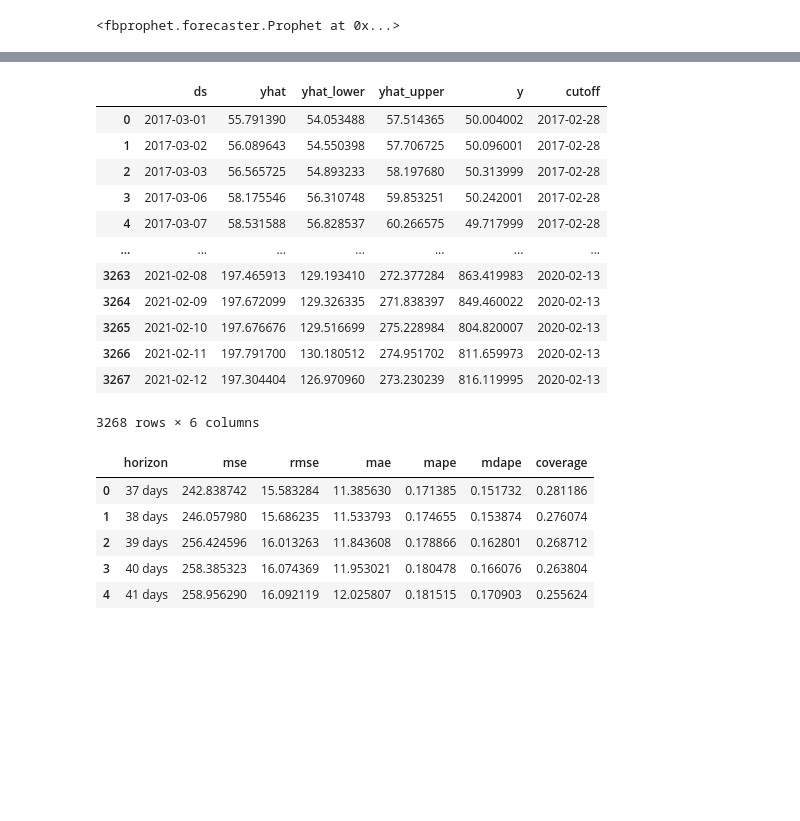
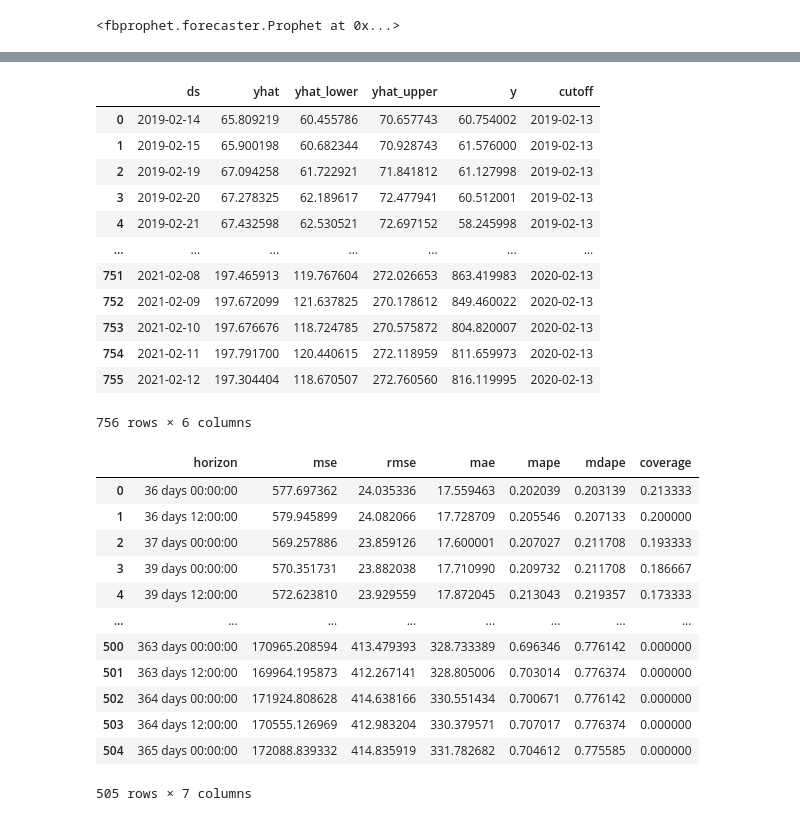
Before and after one commit to jeremychiaa/TSLA-stock-price-analysis-predictive-modelling, a Jupyter notebook: scripts/fbprophet_diagnostics.ipynb, the cells around one changed output, grey strips where cells are left out. Cells and saved outputs as stored; diff of their text form; code cells hidden in the pictures; blank space fills up the shorter version.

```diff
--- a/scripts/fbprophet_diagnostics.ipynb
+++ b/scripts/fbprophet_diagnostics.ipynb
@@ -75,5 +75,5 @@ INFO:numexpr.utils:NumExpr defaulting to 4 threads.
 <fbprophet.forecaster.Prophet at 0x...>
 # %%
 from fbprophet.diagnostics import cross_validation
-df_cv = cross_validation(m, initial='365 days', period='90 days', horizon = '365 days')
+df_cv = cross_validation(m, horizon = '365 days')
 # %% [output]
@@ -83,29 +82,36 @@ WARNING:fbprophet:Seasonality has period of 365.25 days which is larger than ini
 df_cv
 # %% [output]
 |  | ds | yhat | yhat_lower | yhat_upper | y | cutoff |
-| 0 | 2017-03-01 | 55.791390 | 54.053488 | 57.514365 | 50.004002 | 2017-02-28 |
-| 1 | 2017-03-02 | 56.089643 | 54.550398 | 57.706725 | 50.096001 | 2017-02-28 |
-| 2 | 2017-03-03 | 56.565725 | 54.893233 | 58.197680 | 50.313999 | 2017-02-28 |
-| 3 | 2017-03-06 | 58.175546 | 56.310748 | 59.853251 | 50.242001 | 2017-02-28 |
-| 4 | 2017-03-07 | 58.531588 | 56.828537 | 60.266575 | 49.717999 | 2017-02-28 |
+| 0 | 2019-02-14 | 65.809219 | 60.455786 | 70.657743 | 60.754002 | 2019-02-13 |
+| 1 | 2019-02-15 | 65.900198 | 60.682344 | 70.928743 | 61.576000 | 2019-02-13 |
+| 2 | 2019-02-19 | 67.094258 | 61.722921 | 71.841812 | 61.127998 | 2019-02-13 |
+| 3 | 2019-02-20 | 67.278325 | 62.189617 | 72.477941 | 60.512001 | 2019-02-13 |
+| 4 | 2019-02-21 | 67.432598 | 62.530521 | 72.697152 | 58.245998 | 2019-02-13 |
 | ... | ... | ... | ... | ... | ... | ... |
-| 3263 | 2021-02-08 | 197.465913 | 129.193410 | 272.377284 | 863.419983 | 2020-02-13 |
-| 3264 | 2021-02-09 | 197.672099 | 129.326335 | 271.838397 | 849.460022 | 2020-02-13 |
-| 3265 | 2021-02-10 | 197.676676 | 129.516699 | 275.228984 | 804.820007 | 2020-02-13 |
-| 3266 | 2021-02-11 | 197.791700 | 130.180512 | 274.951702 | 811.659973 | 2020-02-13 |
-| 3267 | 2021-02-12 | 197.304404 | 126.970960 | 273.230239 | 816.119995 | 2020-02-13 |
+| 751 | 2021-02-08 | 197.465913 | 119.767604 | 272.026653 | 863.419983 | 2020-02-13 |
+| 752 | 2021-02-09 | 197.672099 | 121.637825 | 270.178612 | 849.460022 | 2020-02-13 |
+| 753 | 2021-02-10 | 197.676676 | 118.724785 | 270.575872 | 804.820007 | 2020-02-13 |
+| 754 | 2021-02-11 | 197.791700 | 120.440615 | 272.118959 | 811.659973 | 2020-02-13 |
+| 755 | 2021-02-12 | 197.304404 | 118.670507 | 272.760560 | 816.119995 | 2020-02-13 |
-3268 rows × 6 columns
+756 rows × 6 columns
 # %%
 from fbprophet.diagnostics import performance_metrics
 df_p = performance_metrics(df_cv)
-df_p.head()
+df_p
 # %% [output]
 |  | horizon | mse | rmse | mae | mape | mdape | coverage |
-| 0 | 37 days | 242.838742 | 15.583284 | 11.385630 | 0.171385 | 0.151732 | 0.281186 |
-| 1 | 38 days | 246.057980 | 15.686235 | 11.533793 | 0.174655 | 0.153874 | 0.276074 |
-| 2 | 39 days | 256.424596 | 16.013263 | 11.843608 | 0.178866 | 0.162801 | 0.268712 |
-| 3 | 40 days | 258.385323 | 16.074369 | 11.953021 | 0.180478 | 0.166076 | 0.263804 |
-| 4 | 41 days | 258.956290 | 16.092119 | 12.025807 | 0.181515 | 0.170903 | 0.255624 |
+| 0 | 36 days 00:00:00 | 577.697362 | 24.035336 | 17.559463 | 0.202039 | 0.203139 | 0.213333 |
+| 1 | 36 days 12:00:00 | 579.945899 | 24.082066 | 17.728709 | 0.205546 | 0.207133 | 0.200000 |
+| 2 | 37 days 00:00:00 | 569.257886 | 23.859126 | 17.600001 | 0.207027 | 0.211708 | 0.193333 |
+| 3 | 39 days 00:00:00 | 570.351731 | 23.882038 | 17.710990 | 0.209732 | 0.211708 | 0.186667 |
+| 4 | 39 days 12:00:00 | 572.623810 | 23.929559 | 17.872045 | 0.213043 | 0.219357 | 0.173333 |
+| ... | ... | ... | ... | ... | ... | ... | ... |
+| 500 | 363 days 00:00:00 | 170965.208594 | 413.479393 | 328.733389 | 0.696346 | 0.776142 | 0.000000 |
+| 501 | 363 days 12:00:00 | 169964.195873 | 412.267141 | 328.805006 | 0.703014 | 0.776374 | 0.000000 |
+| 502 | 364 days 00:00:00 | 171924.808628 | 414.638166 | 330.551434 | 0.700671 | 0.776142 | 0.000000 |
+| 503 | 364 days 12:00:00 | 170555.126969 | 412.983204 | 330.379571 | 0.707017 | 0.776374 | 0.000000 |
+| 504 | 365 days 00:00:00 | 172088.839332 | 414.835919 | 331.782682 | 0.704612 | 0.775585 | 0.000000 |
+505 rows × 7 columns
 # %%
 from fbprophet.plot import plot_cross_validation_metric
 fig = plot_cross_validation_metric(df_cv, metric='mape')
```
Also changed, not shown: parts of 6 cells of this notebook, 1 other file.
